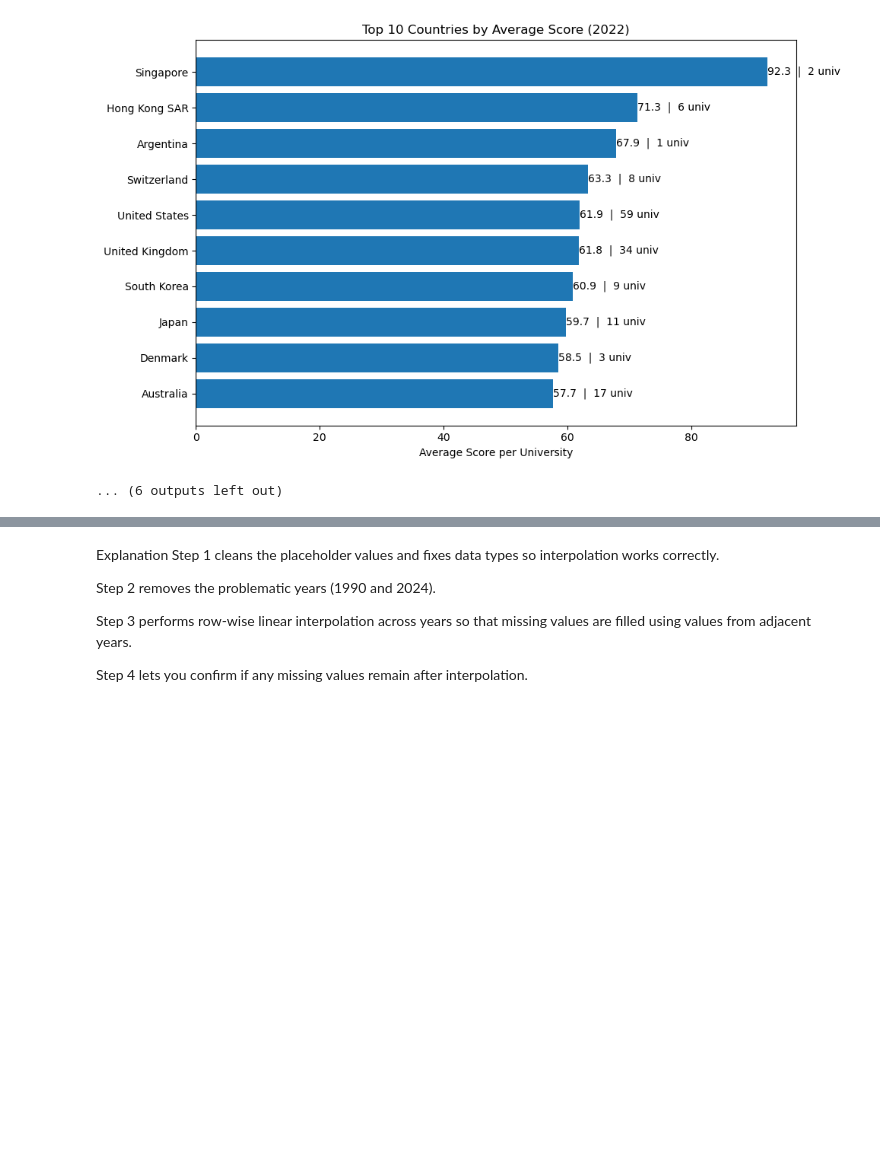
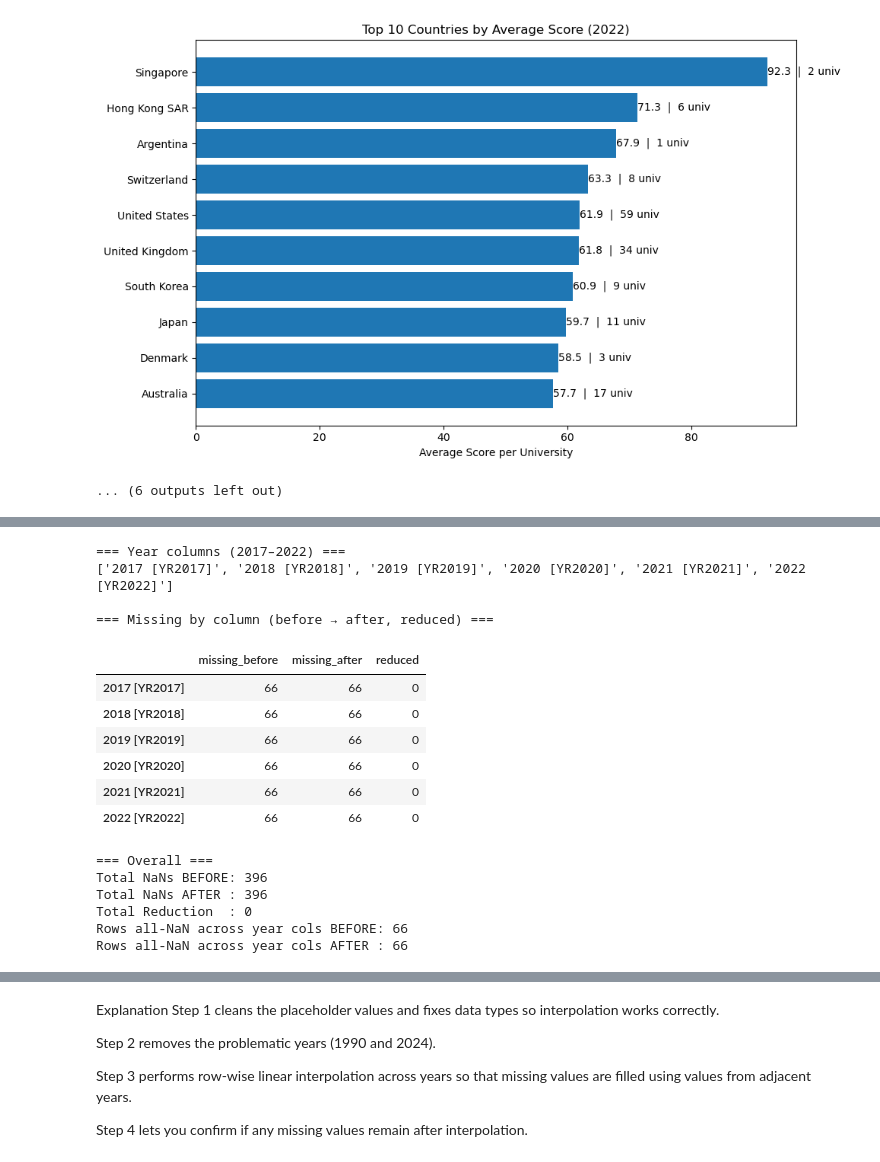
Before and after one commit to i11g/Data-Science-Project, a Jupyter notebook: Data.ipynb, the cells around one changed output, grey strips where cells are left out. Saved outputs shown, nothing was run; the diff lists cells and outputs as text; code cells hidden in the pictures; blank space fills up the shorter version.

```diff
--- a/Data.ipynb
+++ b/Data.ipynb
@@ -1008,0 +1135,20 @@ gdp_long.head(10)
+# %%
+df_gov_clean, gov_report = clean_interp_2017_2022(gov_df)
+# %% [output]
+=== Year columns (2017–2022) ===
+['2017 [YR2017]', '2018 [YR2018]', '2019 [YR2019]', '2020 [YR2020]', '2021 [YR2021]', '2022 [YR2022]']
+
+=== Missing by column (before → after, reduced) ===
+|  | missing_before | missing_after | reduced |
+| 2017 [YR2017] | 66 | 66 | 0 |
+| 2018 [YR2018] | 66 | 66 | 0 |
+| 2019 [YR2019] | 66 | 66 | 0 |
+| 2020 [YR2020] | 66 | 66 | 0 |
+| 2021 [YR2021] | 66 | 66 | 0 |
+| 2022 [YR2022] | 66 | 66 | 0 |
+=== Overall ===
+Total NaNs BEFORE: 396
+Total NaNs AFTER : 396
+Total Reduction  : 0
+Rows all-NaN across year cols BEFORE: 66
+Rows all-NaN across year cols AFTER : 66
```
Also changed, not shown: parts of 111 cells of this notebook, 24 other files.
